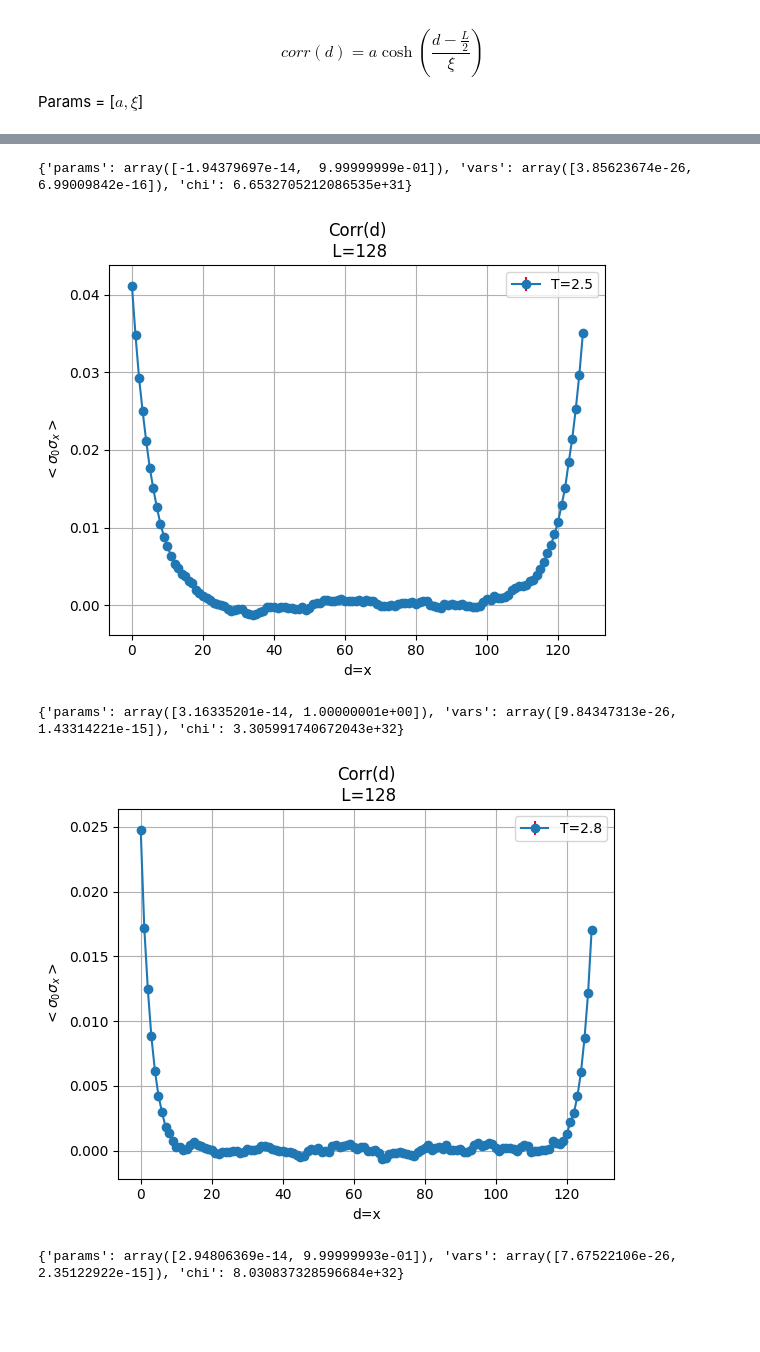
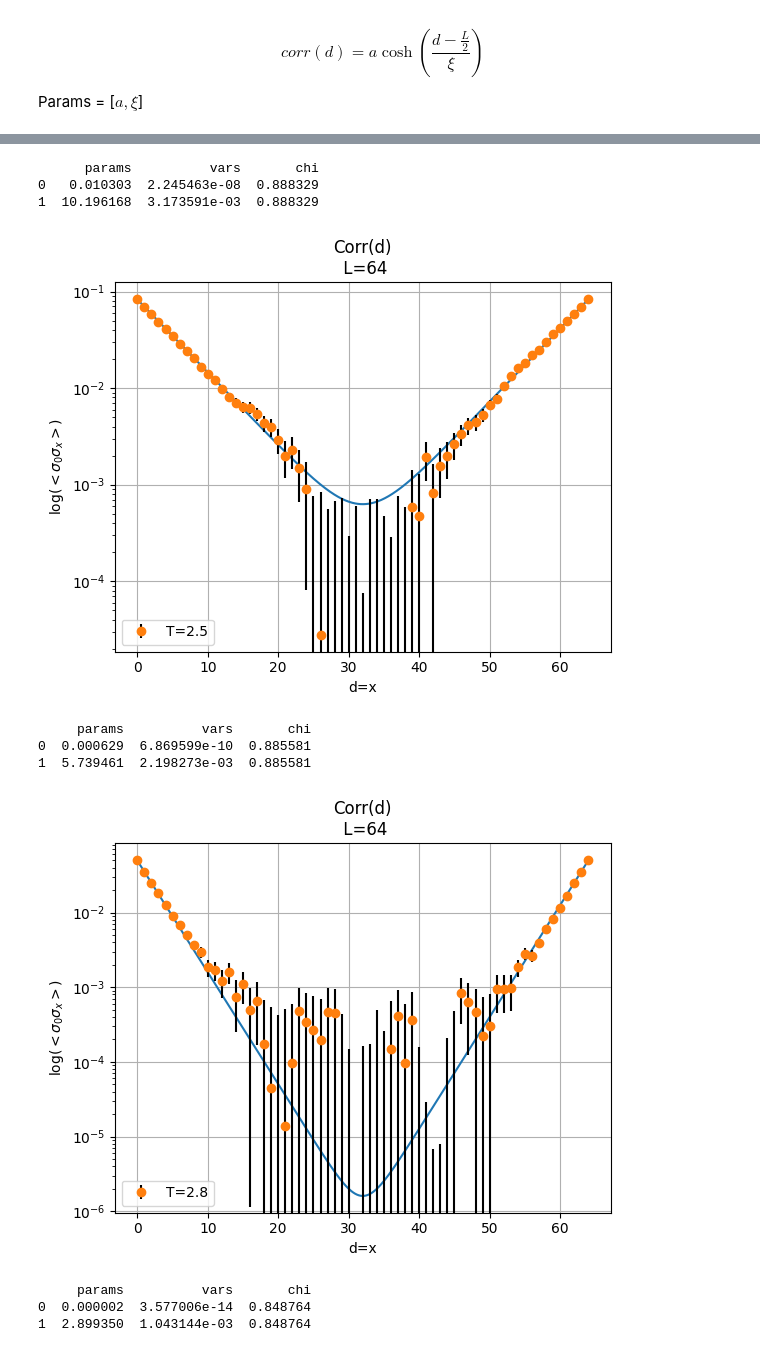
Before and after one commit to SoyAgustin/QF-Path-Integral, a Jupyter notebook: Notebooks_Py/ising.ipynb, the cells around one changed output, grey strips where cells are left out. Drawn from its saved outputs; the diff is of its cells as text; code cells hidden in the pictures; blank space fills up the shorter version.

```diff
--- a/Notebooks_Py/ising.ipynb
+++ b/Notebooks_Py/ising.ipynb
@@ -470,11 +613,38 @@ def L_corr(T,L):
     df["index"] = df.groupby("d").cumcount()
     df = df.pivot(index='index', columns='d', values='corr').reset_index(drop=True)
 
-    dic = {"d":np.arange(L),
-        "corr": df.mean().to_numpy(),
-        "stderr":np.sqrt(df.var()/len(df)).to_numpy()}
+    dic = {"d":np.arange(L+1),
+        "corr": np.append(df.mean().to_numpy(), df.mean().to_numpy()[0]),
+        "stderr":np.append(np.sqrt(df.var() / len(df)).to_numpy(), np.sqrt(df.var() / len(df)).to_numpy()[0])}
+
     return dic
 # %% [markdown]
 $$corr(d) = a \cosh(\frac{d-\frac{L}{2}}{\xi})$$
 
 Params = [$a,\xi$]
+# %%
+L=64
+T_values = [2.34,2.4,2.5,2.8]
+
+for T in T_values:
+
+
+    dic = L_corr(T,L)
+
+    def ansatz(x,a,b):
+        return a*np.cosh((x-(L/2))/b)
+
+    adjdic = adjust(dic["d"],dic["corr"],ansatz,yerr=dic["stderr"])
+    xnew = np.linspace(dic["d"].min(),dic["d"].max(),500)
+
+    plt.plot(xnew,ansatz(xnew,*adjdic["params"]))
+
+    plt.errorbar(dic["d"],dic["corr"],dic["stderr"],marker="o",ls="",ecolor="k",label=f"{T=}")
+    plt.title(f"Corr(d)\n {L=}")
+    plt.xlabel("d=x")
+    plt.ylabel("$<\sigma_0 \sigma_x>$")
+    plt.legend()
+    plt.grid()
+    plt.show()
+    print(pd.DataFrame(adjdic))
+    print("\n\n")
@@ -481,5 +668,5 @@ Params = [$a,\xi$]
 # %%
-L=128
+L=64
 T_values = [2.4,2.5,2.8,3.0,3.8]
 
 for T in T_values:
@@ -493,15 +680,16 @@ for T in T_values:
     adjdic = adjust(dic["d"],dic["corr"],ansatz,dic["stderr"])
     xnew = np.linspace(dic["d"].min(),dic["d"].max(),500)
 
-   # plt.plot(xnew,ansatz(xnew,*adjdic["params"]))
+    plt.plot(xnew,ansatz(xnew,*adjdic["params"]))
 
-    plt.errorbar(dic["d"],dic["corr"],dic["stderr"],marker="o",ls="-",ecolor="r",label=f"{T=}")
+    plt.errorbar(dic["d"],dic["corr"],dic["stderr"],marker="o",ls="",ecolor="k",label=f"{T=}")
     plt.title(f"Corr(d)\n {L=}")
     plt.xlabel("d=x")
-    plt.ylabel("$<\sigma_0 \sigma_x>$")
+    plt.ylabel("log($<\sigma_0 \sigma_x>$)")
+    plt.yscale("log")
     plt.legend()
     plt.grid()
     plt.show()
-    print(adjdic)
+    print(pd.DataFrame(adjdic))
     print("\n\n")
 # %% [output]
@@ -509,5 +697,11 @@ for T in T_values:
-{'params': array([-1.94379697e-14,  9.99999999e-01]), 'vars': array([3.85623674e-26, 6.99009842e-16]), 'chi': 6.6532705212086535e+31}
+      params          vars       chi
+0   0.010303  2.245463e-08  0.888329
+1  10.196168  3.173591e-03  0.888329
-[figure, old version]
+[figure, new version]
-{'params': array([3.16335201e-14, 1.00000001e+00]), 'vars': array([9.84347313e-26, 1.43314221e-15]), 'chi': 3.305991740672043e+32}
+     params          vars       chi
+0  0.000629  6.869599e-10  0.885581
+1  5.739461  2.198273e-03  0.885581
-[figure, old version]
+[figure, new version]
-{'params': array([2.94806369e-14, 9.99999993e-01]), 'vars': array([7.67522106e-26, 2.35122922e-15]), 'chi': 8.030837328596684e+32}
+     params          vars       chi
+0  0.000002  3.577006e-14  0.848764
+1  2.899350  1.043144e-03  0.848764
```
Also changed, not shown: parts of 23 cells of this notebook.
